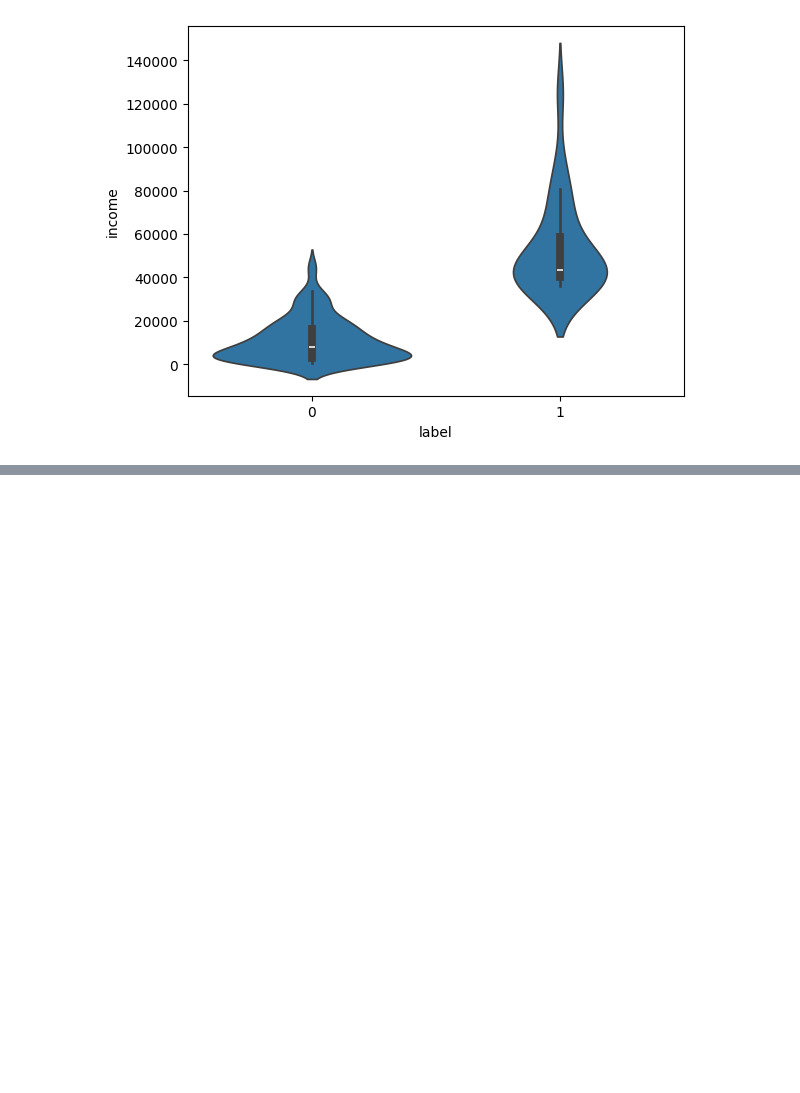
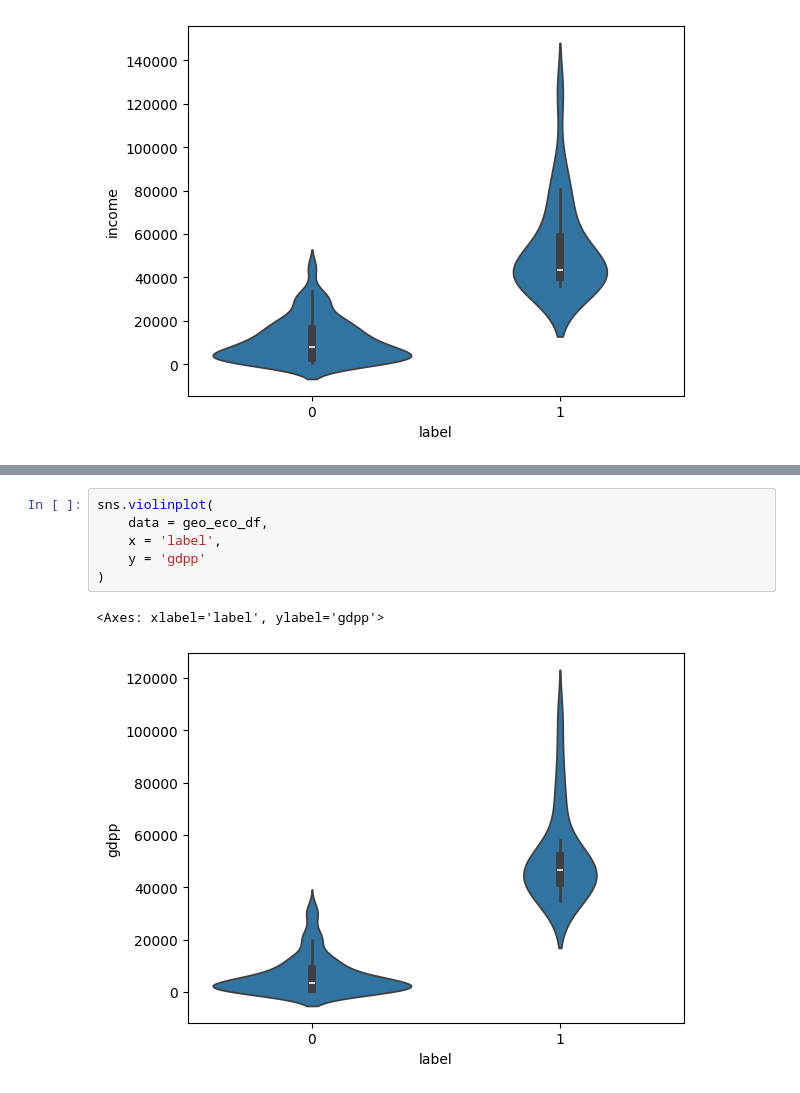
Before and after one commit to GRetriever/Data-Analysis-Project, a Jupyter notebook: Countries/practice_3_countries.ipynb, the cells around one changed output, grey strips where cells are left out. Saved outputs shown, nothing was run; the diff lists cells and outputs as text; blank space fills up the shorter version.

```diff
--- a/Countries/practice_3_countries.ipynb
+++ b/Countries/practice_3_countries.ipynb
@@ -284,0 +294,9 @@ sns.violinplot(
+# %%
+sns.violinplot(
+    data = geo_eco_df,
+    x = 'label',
+    y = 'gdpp'
+)
+# %% [output]
+<Axes: xlabel='label', ylabel='gdpp'>
+[figure, added]
```
Also changed, not shown: parts of 10 cells of this notebook.
